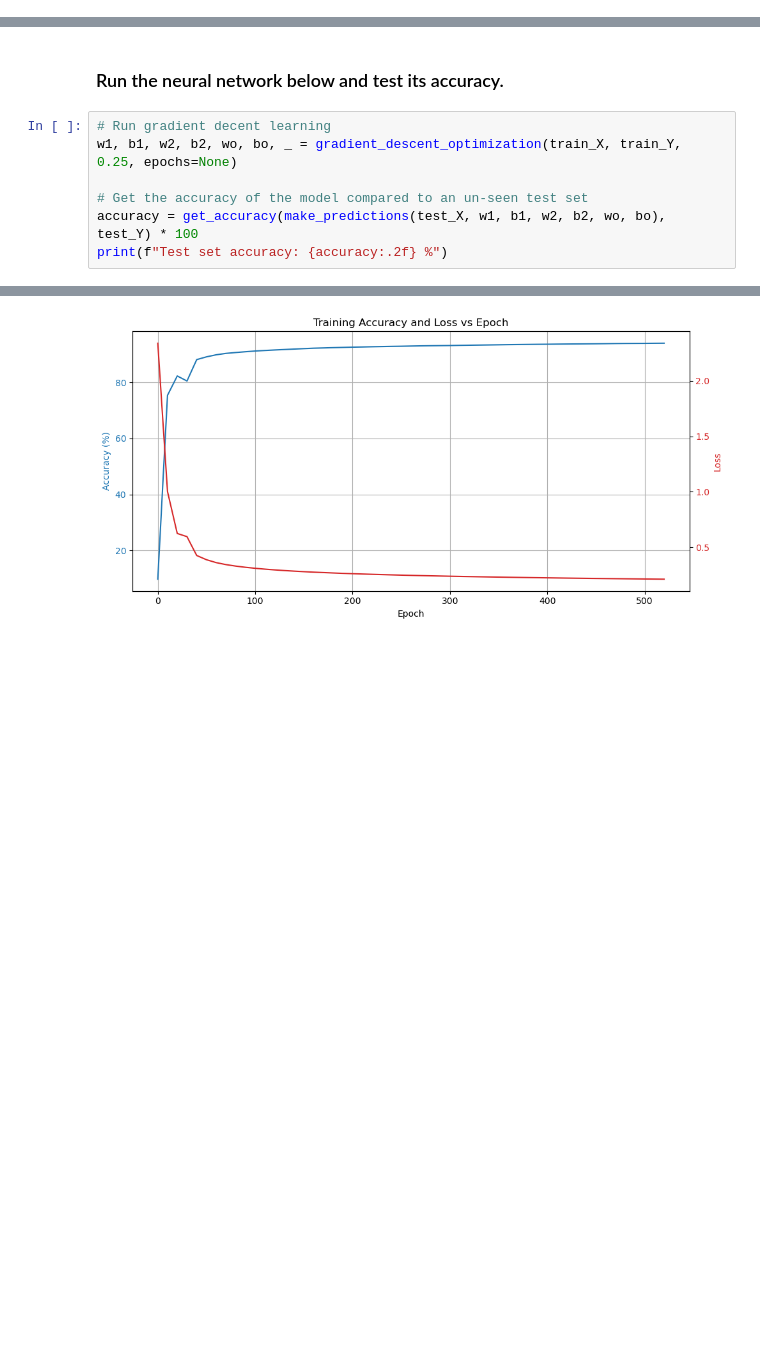
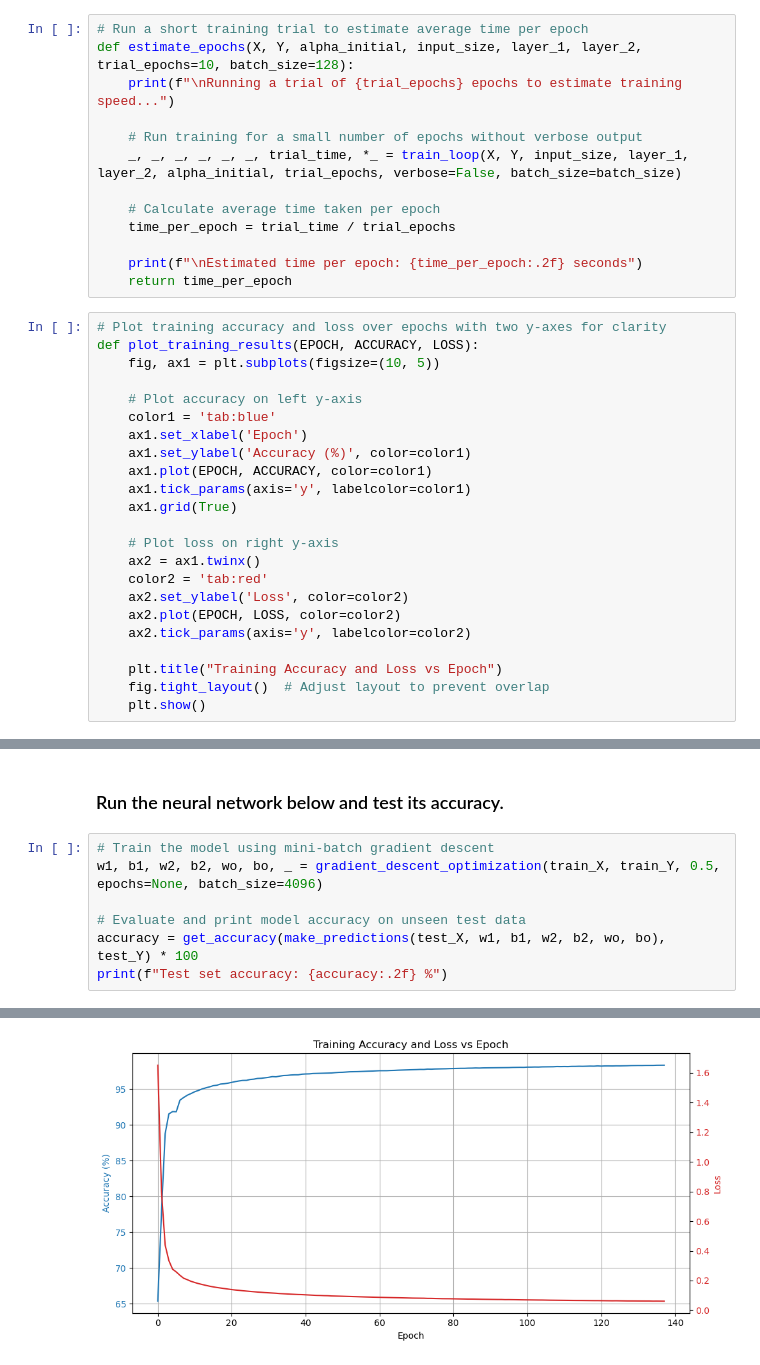
Before and after one commit to jakedixon18/Python-numpy-ML-Neural-Network-From-Scratch, a Jupyter notebook: MNIST_ML_Solver.ipynb, the cells around one changed output, grey strips where cells are left out. Cells and saved outputs as stored; diff of their text form; blank space fills up the shorter version.

Commit message:
Added mini-batch learning and dataset files. Test accuracy up to 98%

```diff
--- a/MNIST_ML_Solver.ipynb
+++ b/MNIST_ML_Solver.ipynb
@@ -227,0 +272,36 @@ def make_predictions(X, w1, b1, w2, b2, wo, bo):
+# %%
+# Run a short training trial to estimate average time per epoch
+def estimate_epochs(X, Y, alpha_initial, input_size, layer_1, layer_2, trial_epochs=10, batch_size=128):
+    print(f"\nRunning a trial of {trial_epochs} epochs to estimate training speed...")
+
+    # Run training for a small number of epochs without verbose output
+    _, _, _, _, _, _, trial_time, *_ = train_loop(X, Y, input_size, layer_1, layer_2, alpha_initial, trial_epochs, verbose=False, batch_size=batch_size)
+
+    # Calculate average time taken per epoch
+    time_per_epoch = trial_time / trial_epochs
+
+    print(f"\nEstimated time per epoch: {time_per_epoch:.2f} seconds")
+    return time_per_epoch
+# %%
+# Plot training accuracy and loss over epochs with two y-axes for clarity
+def plot_training_results(EPOCH, ACCURACY, LOSS):
+    fig, ax1 = plt.subplots(figsize=(10, 5))
+
+    # Plot accuracy on left y-axis
+    color1 = 'tab:blue'
+    ax1.set_xlabel('Epoch')
+    ax1.set_ylabel('Accuracy (%)', color=color1)
+    ax1.plot(EPOCH, ACCURACY, color=color1)
+    ax1.tick_params(axis='y', labelcolor=color1)
+    ax1.grid(True)
+
+    # Plot loss on right y-axis
+    ax2 = ax1.twinx()
+    color2 = 'tab:red'
+    ax2.set_ylabel('Loss', color=color2)
+    ax2.plot(EPOCH, LOSS, color=color2)
+    ax2.tick_params(axis='y', labelcolor=color2)
+
+    plt.title("Training Accuracy and Loss vs Epoch")
+    fig.tight_layout()  # Adjust layout to prevent overlap
+    plt.show()
@@ -228,10 +358,10 @@ def make_predictions(X, w1, b1, w2, b2, wo, bo):
 # %% [markdown]
 ### Run the neural network below and test its accuracy.
 # %%
-# Run gradient decent learning
-w1, b1, w2, b2, wo, bo, _ = gradient_descent_optimization(train_X, train_Y, 0.25, epochs=None)
+# Train the model using mini-batch gradient descent
+w1, b1, w2, b2, wo, bo, _ = gradient_descent_optimization(train_X, train_Y, 0.5, epochs=None, batch_size=4096)
 
-# Get the accuracy of the model compared to an un-seen test set
+# Evaluate and print model accuracy on unseen test data
 accuracy = get_accuracy(make_predictions(test_X, w1, b1, w2, b2, wo, bo), test_Y) * 100
 print(f"Test set accuracy: {accuracy:.2f} %")
 # %% [output]
@@ -255 +385 @@ Total training time: 00:09:48
-[figure, old version]
+[figure, new version]
```
Also changed, not shown: parts of 18 cells of this notebook.
